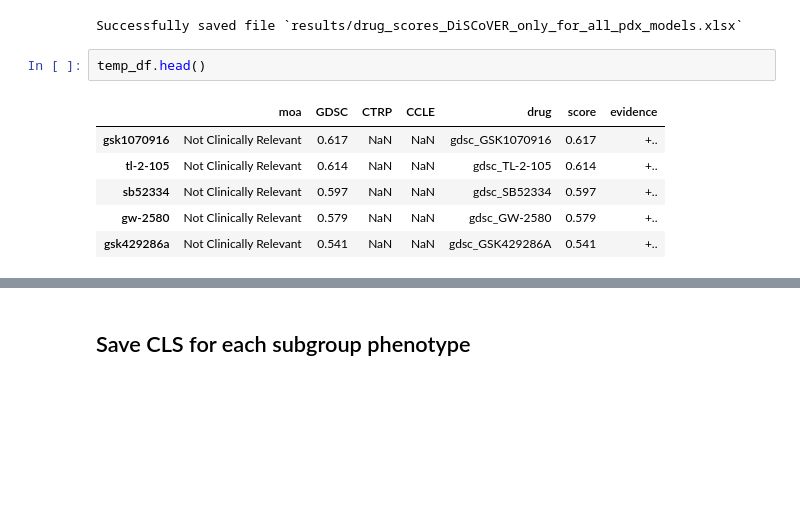
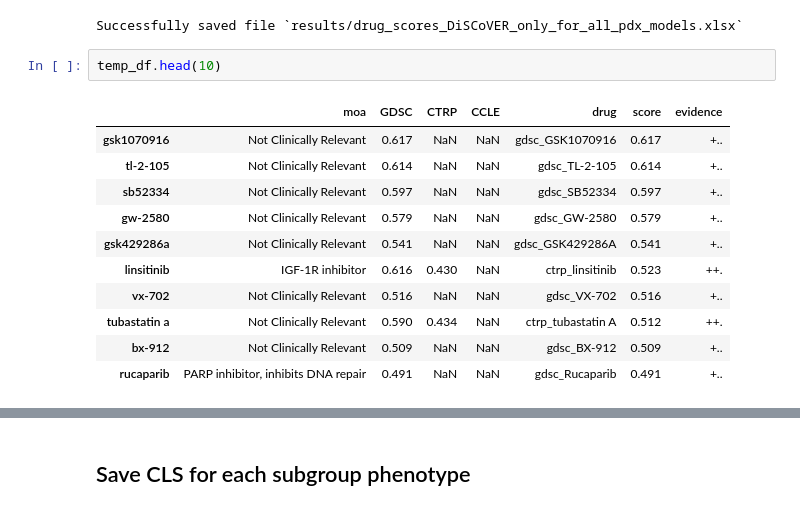
Before and after one commit to edjuaro/pdx-hts, a Jupyter notebook: Notebooks/step_3-post_process_DiSCoVER_results.ipynb, the cells around one changed output, grey strips where cells are left out. Saved outputs shown, nothing was run; the diff lists cells and outputs as text; blank space fills up the shorter version.

```diff
--- a/Notebooks/step_3-post_process_DiSCoVER_results.ipynb
+++ b/Notebooks/step_3-post_process_DiSCoVER_results.ipynb
@@ -191,11 +191,16 @@ print(f"Successfully saved file `{'results/drug_scores_DiSCoVER_only_for_all_pdx
 # %% [output]
 Successfully saved file `results/drug_scores_DiSCoVER_only_for_all_pdx_models.xlsx`
 # %%
-temp_df.head()
+temp_df.head(10)
 # %% [output]
 |  | moa | GDSC | CTRP | CCLE | drug | score | evidence |
 | gsk1070916 | Not Clinically Relevant | 0.617 | NaN | NaN | gdsc_GSK1070916 | 0.617 | +.. |
 | tl-2-105 | Not Clinically Relevant | 0.614 | NaN | NaN | gdsc_TL-2-105 | 0.614 | +.. |
 | sb52334 | Not Clinically Relevant | 0.597 | NaN | NaN | gdsc_SB52334 | 0.597 | +.. |
 | gw-2580 | Not Clinically Relevant | 0.579 | NaN | NaN | gdsc_GW-2580 | 0.579 | +.. |
 | gsk429286a | Not Clinically Relevant | 0.541 | NaN | NaN | gdsc_GSK429286A | 0.541 | +.. |
+| linsitinib | IGF-1R inhibitor | 0.616 | 0.430 | NaN | ctrp_linsitinib | 0.523 | ++. |
+| vx-702 | Not Clinically Relevant | 0.516 | NaN | NaN | gdsc_VX-702 | 0.516 | +.. |
+| tubastatin a | Not Clinically Relevant | 0.590 | 0.434 | NaN | ctrp_tubastatin A | 0.512 | ++. |
+| bx-912 | Not Clinically Relevant | 0.509 | NaN | NaN | gdsc_BX-912 | 0.509 | +.. |
+| rucaparib | PARP inhibitor, inhibits DNA repair | 0.491 | NaN | NaN | gdsc_Rucaparib | 0.491 | +.. |
```
Also changed, not shown: parts of 13 cells of this notebook, 27 other files.
